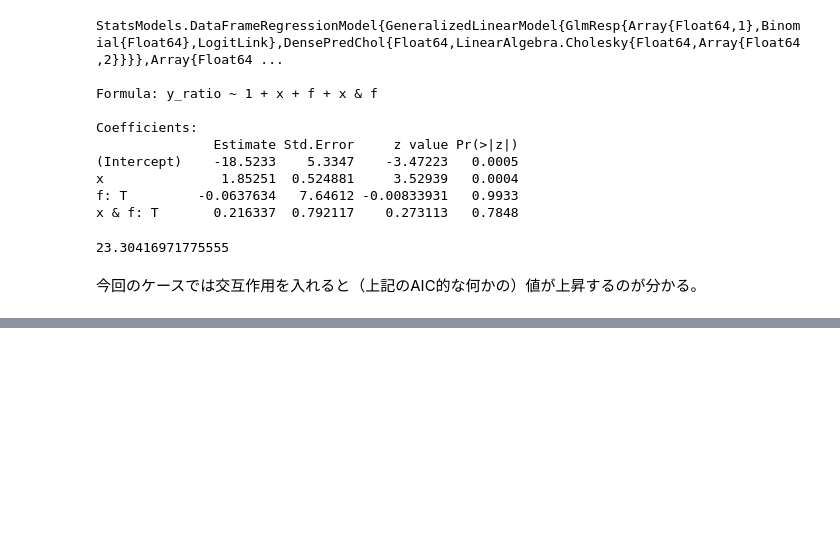
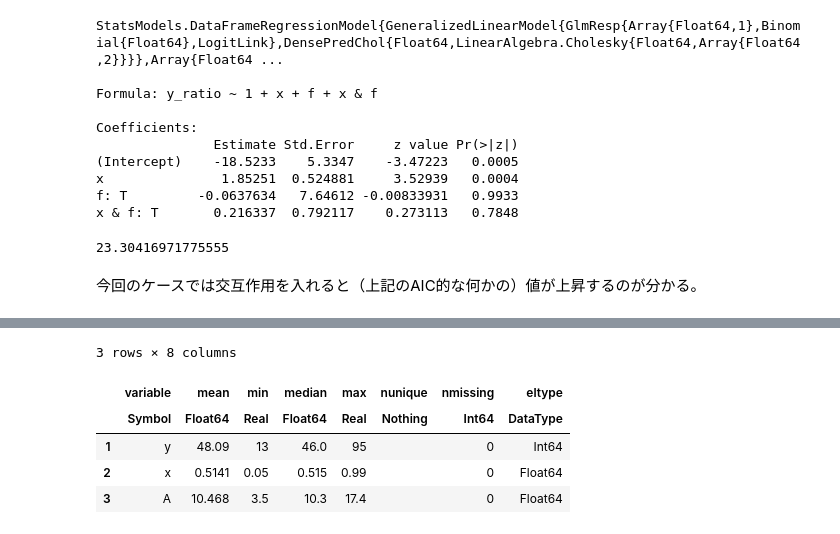
Before and after one commit to JikanBae/kubo-midoribon-julia, a Jupyter notebook: ch6.ipynb, the cells around one changed output, grey strips where cells are left out. Drawn from its saved outputs; the diff is of its cells as text; code cells hidden in the pictures; blank space fills up the shorter version.

```diff
--- a/ch6.ipynb
+++ b/ch6.ipynb
@@ -273,0 +410,10 @@ println(deviance(fit_all) + 2*dof(fit_all))
+# %%
+d = CSV.read("data4b.csv")
+describe(d)
+# %% [output]
+3 rows × 8 columns
+|  | variable | mean | min | median | max | nunique | nmissing | eltype |
+|  | Symbol | Float64 | Real | Float64 | Real | Nothing | Int64 | DataType |
+| 1 | y | 48.09 | 13 | 46.0 | 95 |  | 0 | Int64 |
+| 2 | x | 0.5141 | 0.05 | 0.515 | 0.99 |  | 0 | Float64 |
+| 3 | A | 10.468 | 3.5 | 10.3 | 17.4 |  | 0 | Float64 |
```
Also changed, not shown: parts of 13 cells of this notebook, 1 other file.
